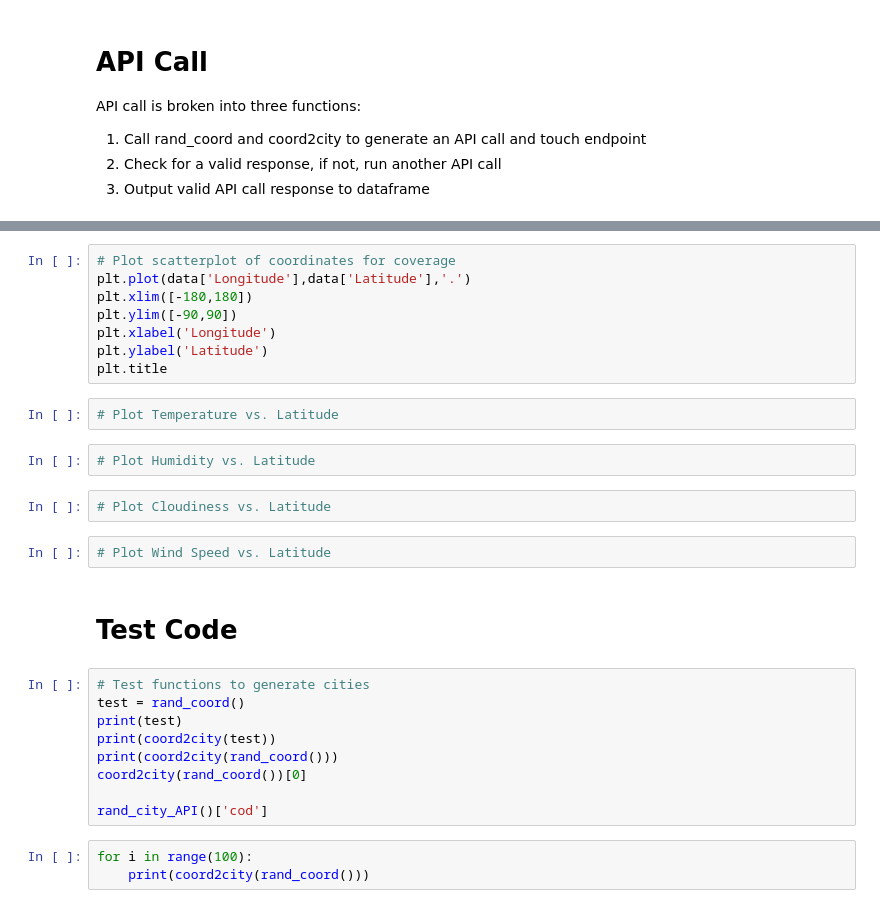
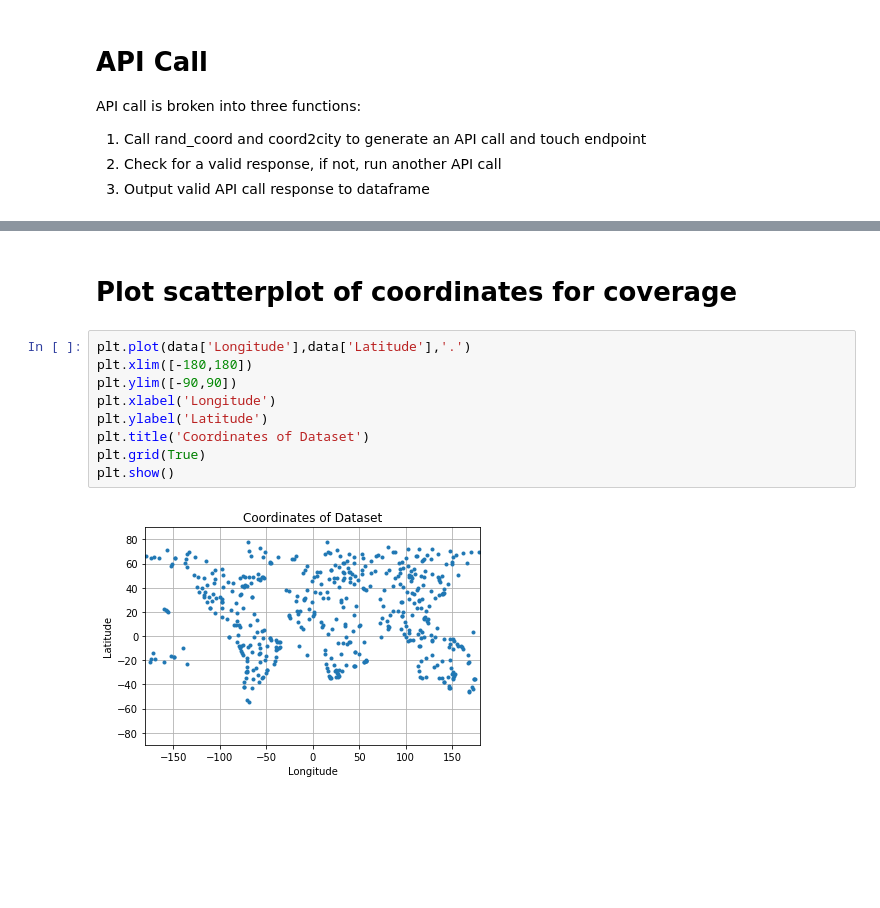
Before and after one commit to avlam/UCB-HW6, a Jupyter notebook: WeatherPy_avl.ipynb, the cells around one changed output, grey strips where cells are left out. Saved outputs shown, nothing was run; the diff lists cells and outputs as text; blank space fills up the shorter version.

```diff
--- a/WeatherPy_avl.ipynb
+++ b/WeatherPy_avl.ipynb
@@ -145,30 +165,13 @@ data.head()
+# %% [markdown]
+# Plot scatterplot of coordinates for coverage
 # %%
-# Plot scatterplot of coordinates for coverage
 plt.plot(data['Longitude'],data['Latitude'],'.')
 plt.xlim([-180,180])
 plt.ylim([-90,90])
 plt.xlabel('Longitude')
 plt.ylabel('Latitude')
-plt.title
+plt.title('Coordinates of Dataset')
+plt.grid(True)
+plt.show()
+# %% [output]
+[figure, added]
-# %%
-# Plot Temperature vs. Latitude
-# %%
-# Plot Humidity vs. Latitude
-# %%
-# Plot Cloudiness vs. Latitude
-# %%
-# Plot Wind Speed vs. Latitude
-# %% [markdown]
-# Test Code
-# %%
-# Test functions to generate cities
-test = rand_coord()
-print(test)
-print(coord2city(test))
-print(coord2city(rand_coord()))
-coord2city(rand_coord())[0]
-
-rand_city_API()['cod']
-# %%
-for i in range(100):
-    print(coord2city(rand_coord()))
```
Also changed, not shown: parts of 14 cells of this notebook, 7 other files.
